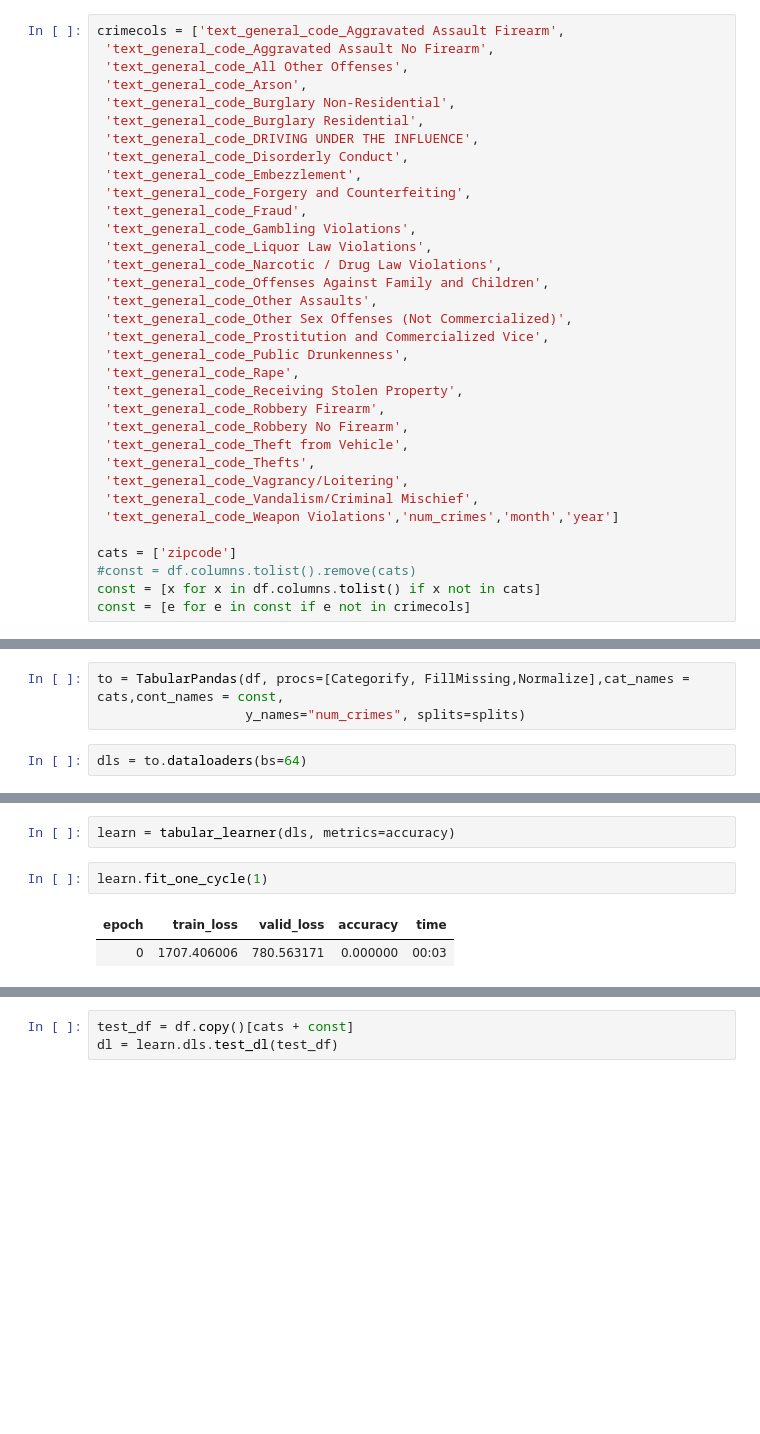
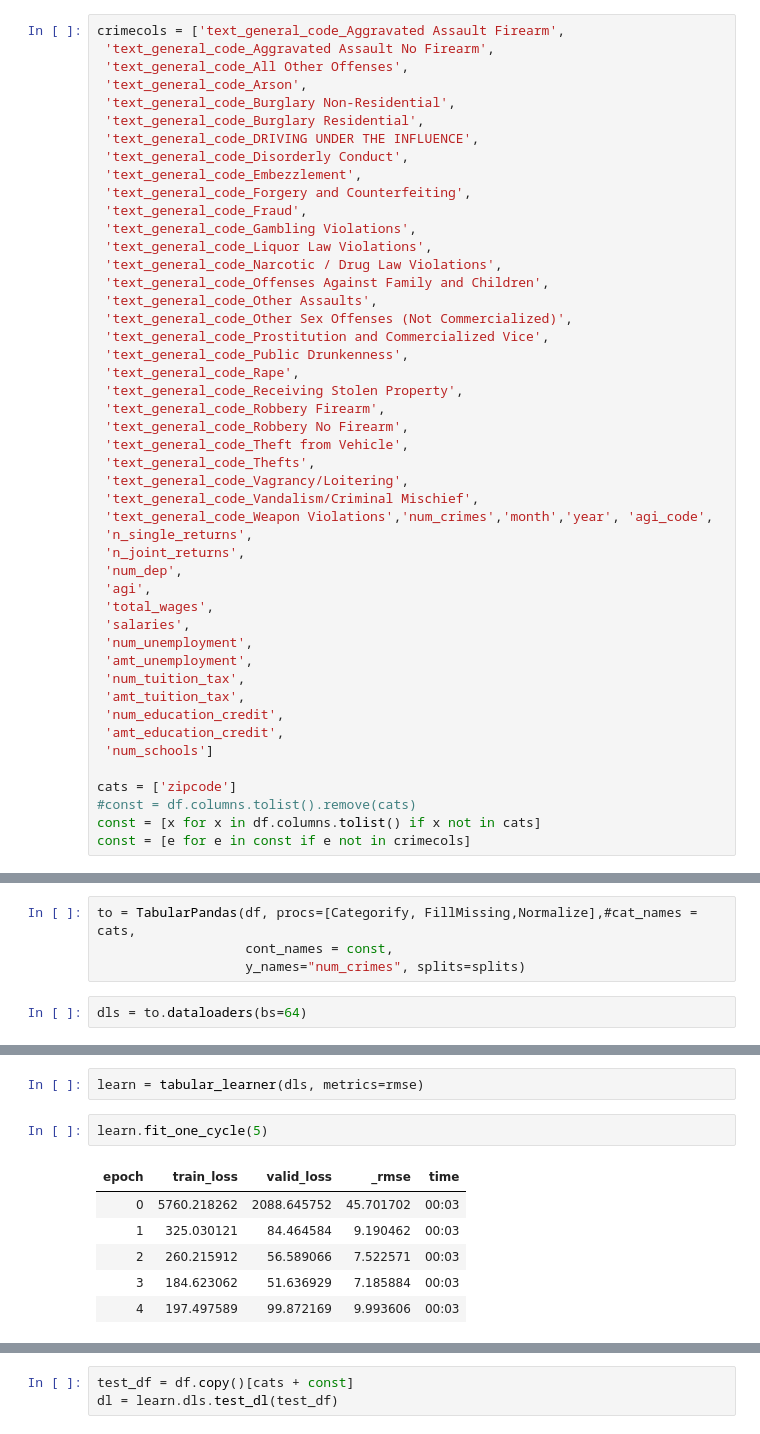
Before and after one commit to sarahjaynekessler/PhillyCrimeAndCommunity, a Jupyter notebook: code/FastAI_test.ipynb, the cells around one changed output, grey strips where cells are left out. Drawn from its saved outputs; the diff is of its cells as text; blank space fills up the shorter version.

```diff
--- a/code/FastAI_test.ipynb
+++ b/code/FastAI_test.ipynb
@@ -65,7 +65,20 @@ crimecols = ['text_general_code_Aggravated Assault Firearm',
  'text_general_code_Thefts',
  'text_general_code_Vagrancy/Loitering',
  'text_general_code_Vandalism/Criminal Mischief',
- 'text_general_code_Weapon Violations','num_crimes','month','year']
+ 'text_general_code_Weapon Violations','num_crimes','month','year', 'agi_code',
+ 'n_single_returns',
+ 'n_joint_returns',
+ 'num_dep',
+ 'agi',
+ 'total_wages',
+ 'salaries',
+ 'num_unemployment',
+ 'amt_unemployment',
+ 'num_tuition_tax',
+ 'amt_tuition_tax',
+ 'num_education_credit',
+ 'amt_education_credit',
+ 'num_schools']
 
 cats = ['zipcode']
 #const = df.columns.tolist().remove(cats)
@@ -110,5 +123,6 @@ splits
 # %%
-to = TabularPandas(df, procs=[Categorify, FillMissing,Normalize],cat_names = cats,cont_names = const,
+to = TabularPandas(df, procs=[Categorify, FillMissing,Normalize],#cat_names = cats,
+                   cont_names = const,
                    y_names="num_crimes", splits=splits)
 # %%
 dls = to.dataloaders(bs=64)
@@ -129,10 +143,14 @@ dls.show_batch()
 # %%
-learn = tabular_learner(dls, metrics=accuracy)
+learn = tabular_learner(dls, metrics=rmse)
 # %%
-learn.fit_one_cycle(1)
+learn.fit_one_cycle(5)
 # %% [output]
-| epoch | train_loss | valid_loss | accuracy | time |
-| 0 | 1707.406006 | 780.563171 | 0.000000 | 00:03 |
+| epoch | train_loss | valid_loss | _rmse | time |
+| 0 | 5760.218262 | 2088.645752 | 45.701702 | 00:03 |
+| 1 | 325.030121 | 84.464584 | 9.190462 | 00:03 |
+| 2 | 260.215912 | 56.589066 | 7.522571 | 00:03 |
+| 3 | 184.623062 | 51.636929 | 7.185884 | 00:03 |
+| 4 | 197.497589 | 99.872169 | 9.993606 | 00:03 |
 # %%
 learn.show_results()
 # %% [output]
```
Also changed, not shown: parts of 10 cells of this notebook, 2 other files.
